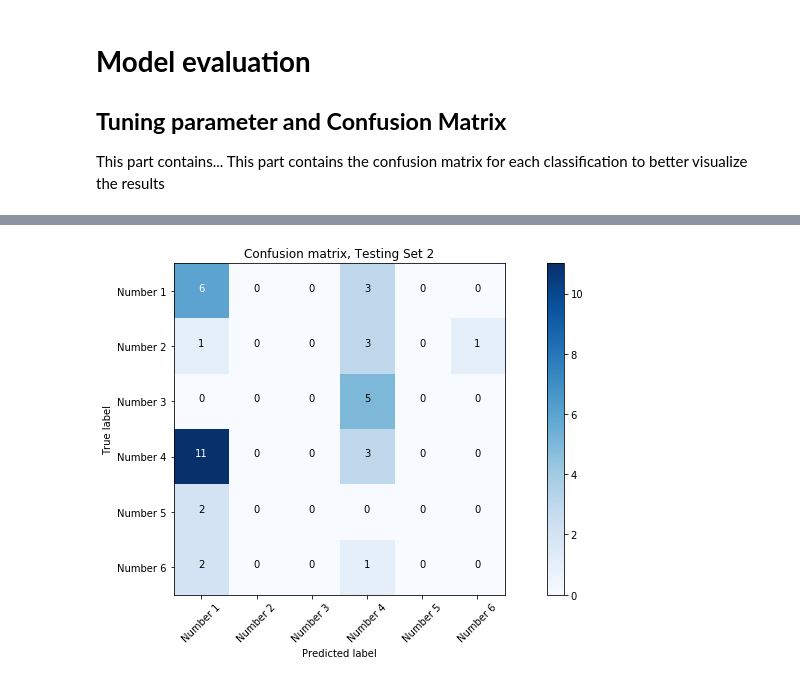
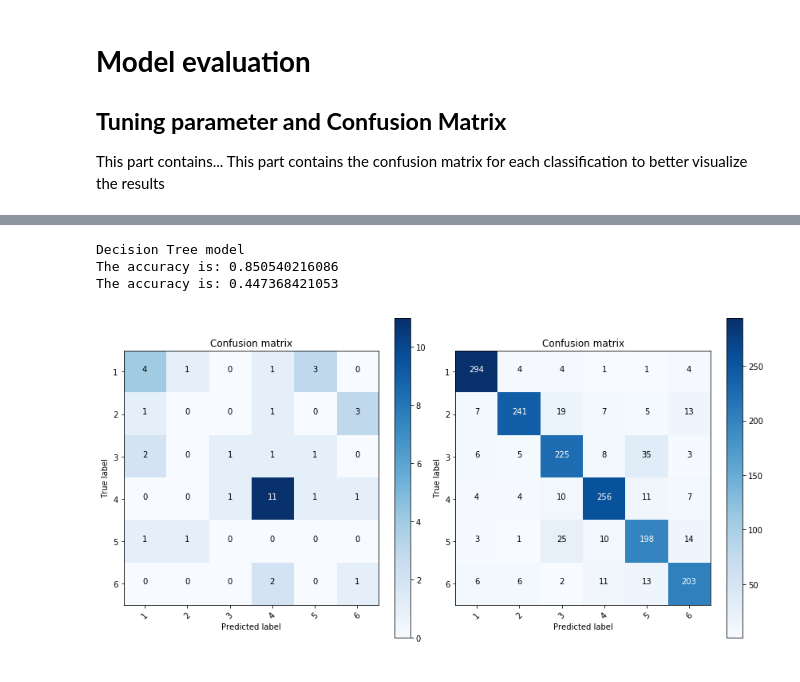
Before and after one commit to fernandolucasaa/Dice-Identification, a Jupyter notebook: main.ipynb, the cells around one changed output, grey strips where cells are left out. Saved outputs shown, nothing was run; the diff lists cells and outputs as text; code cells hidden in the pictures.

```diff
--- a/main.ipynb
+++ b/main.ipynb
@@ -492,32 +494,47 @@ Tree depth: 7
-# %%
-from sklearn.metrics import confusion_matrix
-
-class_names = ['Number 1', 'Number 2', 'Number 3','Number 4', 'Number 5', 'Number 6']
-plt.figure(figsize=(12,6))
-
-Ypred_train = clf.predict(train_x)
-Ypred_test = clf.predict(test_x)
-Ypred2_test = clf.predict(test2_x)
-
-'''
-# Computation of confusion matrix on training set
-cm = confusion_matrix(train_y, Ypred_train)
-plt.subplot(121)
-plot_confusion_matrix(cm, classes=class_names,title='Confusion matrix, Training Set')
-'''
-
-'''
-# Computation of confusion matrix on testing set
-cm = confusion_matrix(test_y, Ypred_test)
-plt.subplot(121)
-plot_confusion_matrix(cm, classes=class_names,title='Confusion matrix, Testing Set')
-plt.show()
-'''
-
-# Computation of confusion matrix on testing set
-cm = confusion_matrix(test2_y, Ypred2_test)
-#plt.subplot(122)
-plot_confusion_matrix(cm, classes=class_names,title='Confusion matrix, Testing Set 2')
-plt.show()
-# %% [output]
-[figure, removed]
+# %%
+%%time
+
+from sklearn.tree import DecisionTreeClassifier
+
+def DecisionTree(N):
+    print("Decision Tree model")
+
+    # Train on the first N train images
+    train_x = create_number_list(X_train[:N])
+    train_y = np.array(Y_train[:N])
+
+    # Test on the next N/6 test images:
+    test_x = create_number_list(X_test[:N/6])
+    test_y = np.array(Y_test[:N/6])
+
+    # Create the classifier using the scikit learn library
+    clf = DecisionTreeClassifier(random_state = 0, max_depth = 15)
+
+    #Train the classifier
+    clf.fit(train_x, train_y)
+
+    #New set of values
+    test_x_photos, test_y_photos = read_test()
+
+    #Predict the results of the test dataset
+    predicted = clf.predict(test_x)
+    predicted_photos = clf.predict(test_x_photos)
+    print("The accuracy is: " + str(accuracy_score(test_y, predicted)))
+    print("The accuracy is: " + str(accuracy_score(test_y_photos, predicted_photos)))
+
+    #Plot confusion matrix for analyse the classification
+    plt.figure(figsize=(12,6))
+    plt.subplot(121)
+    plot_confusion_matrix(clf, test_x_photos, test_y_photos)
+
+    plt.subplot(122)
+    plot_confusion_matrix(clf, test_x, test_y)
+    plt.show()
+
+
+DecisionTree(10000)
+# %% [output]
+Decision Tree model
+The accuracy is: 0.850540216086
+The accuracy is: 0.447368421053
+[figure, added]
```
Also changed, not shown: parts of 39 cells of this notebook, 16 other files.
